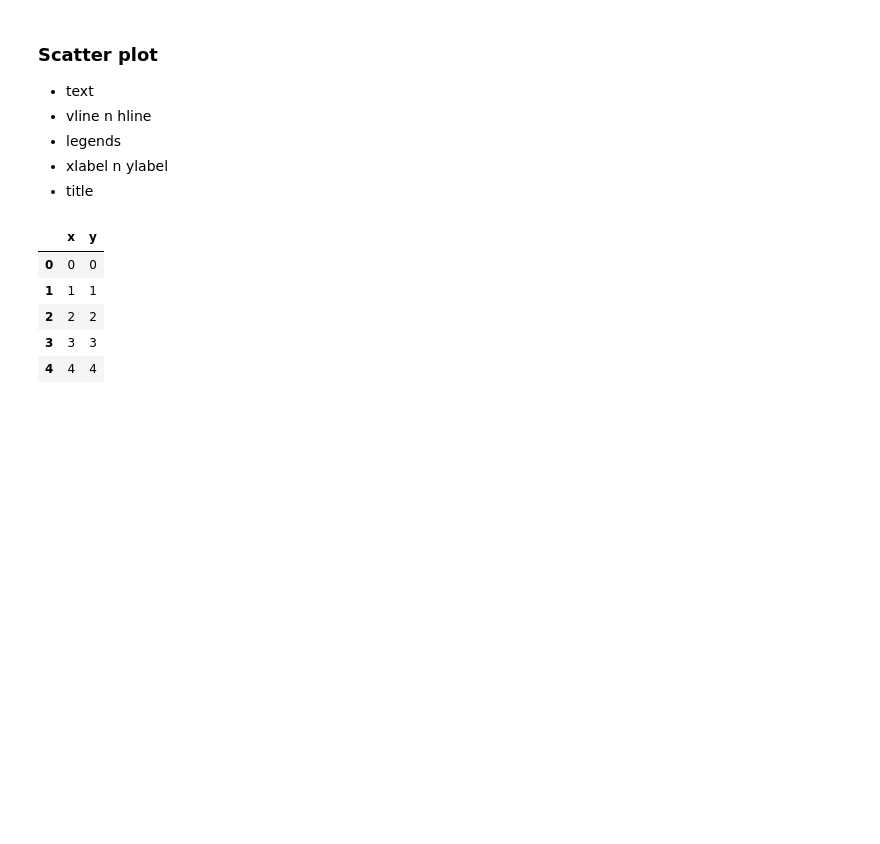
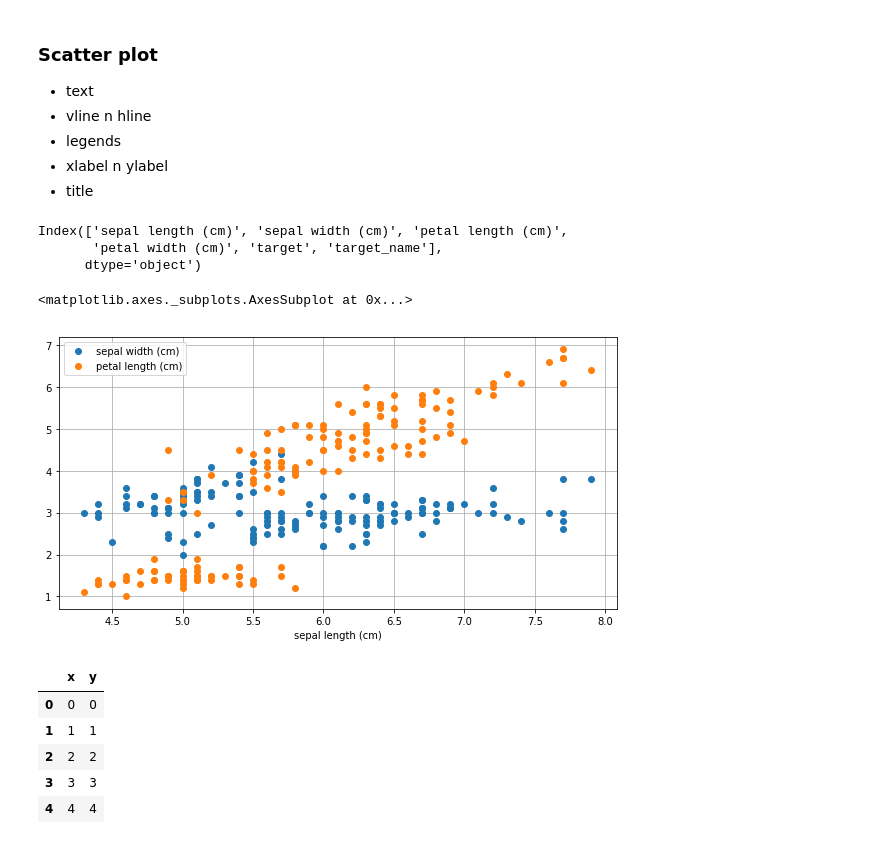
Before and after one commit to leandroohf/ds_pragmatic_programming, a Jupyter notebook: ds_pragmatic_programming_python.ipynb, the cells around one changed output. Drawn from its saved outputs; the diff is of its cells as text; code cells hidden in the pictures; blank space fills up the shorter version.

```diff
--- a/ds_pragmatic_programming_python.ipynb
+++ b/ds_pragmatic_programming_python.ipynb
@@ -1654,6 +1672,18 @@ ModuleNotFoundError: No module named 'cufflinks'
 * legends
 * xlabel n ylabel
 * title
+# %%
+iris_df.columns
+iris_df.plot(x='sepal length (cm)', y=['sepal width (cm)', 'petal length (cm)'],
+             style='o',
+             figsize=(10,5),
+             grid=True)
+# %% [output]
+Index(['sepal length (cm)', 'sepal width (cm)', 'petal length (cm)',
+       'petal width (cm)', 'target', 'target_name'],
+      dtype='object')
+<matplotlib.axes._subplots.AxesSubplot at 0x...>
+[figure, added]
 # %%
 
 x=[0, 1, 2, 3, 4, 5, 6, 7, 8]
```
Also changed, not shown: parts of 7 cells of this notebook, 1 other file.
